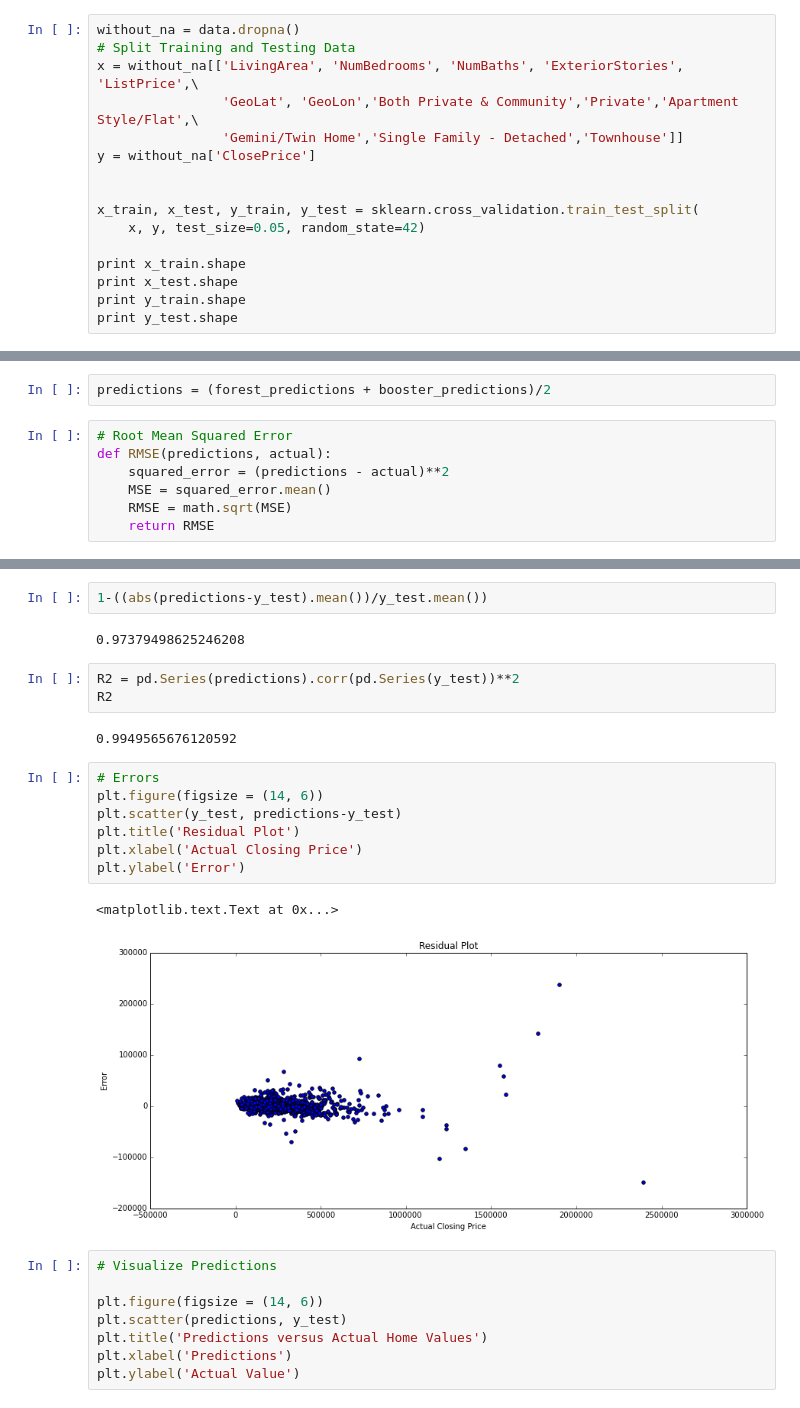
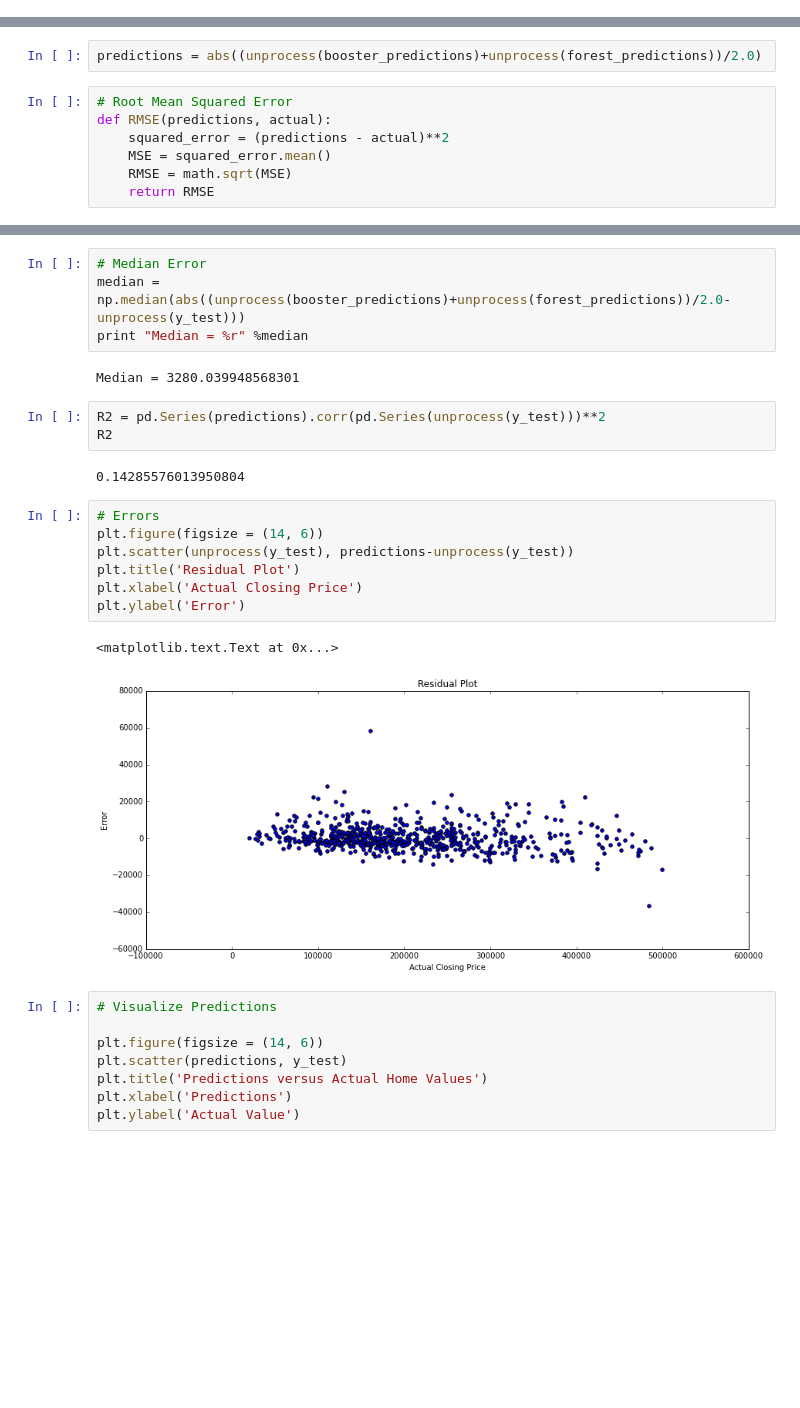
Before and after one commit to JeremyNixon/algorithms, a Jupyter notebook: Housing Price Model.ipynb, the cells around one changed output, grey strips where cells are left out. Saved outputs shown, nothing was run; the diff lists cells and outputs as text; blank space fills up the shorter version.

```diff
--- a/Housing Price Model.ipynb
+++ b/Housing Price Model.ipynb
@@ -155,19 +135,3 @@ data.corr()
 | day_of_week | -0.009154 | 0.014244 | 0.030843 | 0.007883 | 0.003597 | 0.008503 | -0.010408 | 0.012609 | ... |
 | day_in_year | 0.997579 | -0.018649 | 0.010967 | -0.008857 | -0.003345 | -0.024823 | -0.002533 | -0.008091 | ... |
 32 rows × 32 columns
-# %%
-without_na = data.dropna()
-# Split Training and Testing Data
-x = without_na[['LivingArea', 'NumBedrooms', 'NumBaths', 'ExteriorStories', 'ListPrice',\
-                'GeoLat', 'GeoLon','Both Private & Community','Private','Apartment Style/Flat',\
-                'Gemini/Twin Home','Single Family - Detached','Townhouse']]
-y = without_na['ClosePrice']
-
-
-x_train, x_test, y_train, y_test = sklearn.cross_validation.train_test_split(
-    x, y, test_size=0.05, random_state=42)
-
-print x_train.shape
-print x_test.shape
-print y_train.shape
-print y_test.shape
@@ -187,5 +364,5 @@ booster_predictions = booster.predict(x_test)
 # %%
-predictions = (forest_predictions + booster_predictions)/2
+predictions = abs((unprocess(booster_predictions)+unprocess(forest_predictions))/2.0)
 # %%
 # Root Mean Squared Error
 def RMSE(predictions, actual):
@@ -216,22 +386,24 @@ error_array[len(error_array)/2]
-# %%
-1-((abs(predictions-y_test).mean())/y_test.mean())
-# %% [output]
-0.97379498625246208
+# %%
+# Median Error
+median = np.median(abs((unprocess(booster_predictions)+unprocess(forest_predictions))/2.0-unprocess(y_test)))
+print "Median = %r" %median
+# %% [output]
+Median = 3280.039948568301
 # %%
-R2 = pd.Series(predictions).corr(pd.Series(y_test))**2
+R2 = pd.Series(predictions).corr(pd.Series(unprocess(y_test)))**2
 R2
 # %% [output]
-0.9949565676120592
+0.14285576013950804
 # %%
 # Errors
 plt.figure(figsize = (14, 6))
-plt.scatter(y_test, predictions-y_test)
+plt.scatter(unprocess(y_test), predictions-unprocess(y_test))
 plt.title('Residual Plot')
 plt.xlabel('Actual Closing Price')
 plt.ylabel('Error')
 # %% [output]
 <matplotlib.text.Text at 0x...>
-[figure, old version]
+[figure, new version]
 # %%
 # Visualize Predictions
 
```
Also changed, not shown: parts of 11 cells of this notebook, 2 other files.
